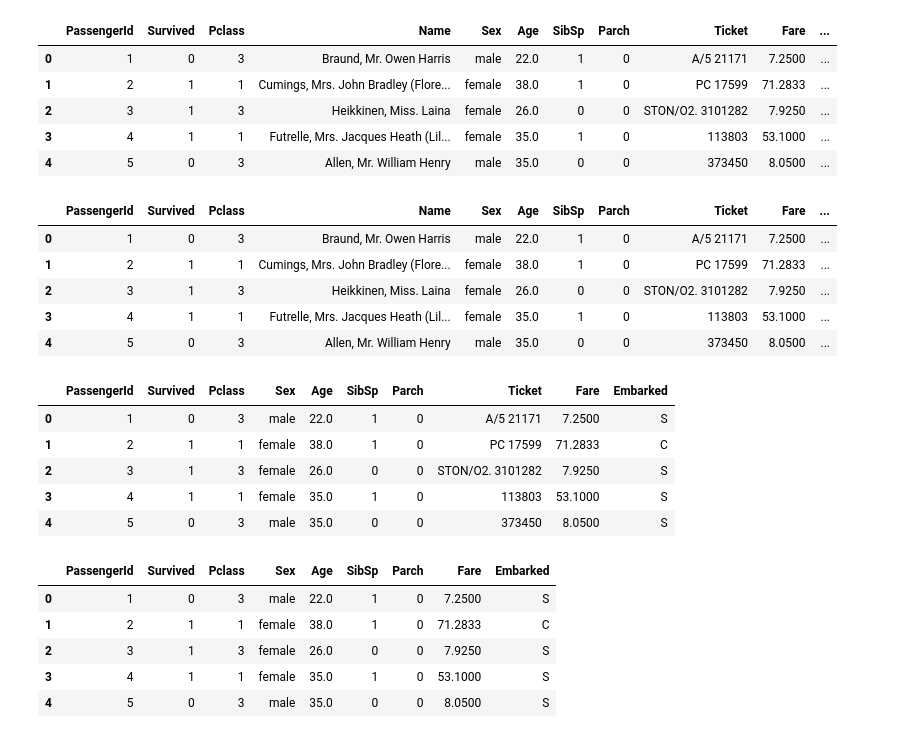
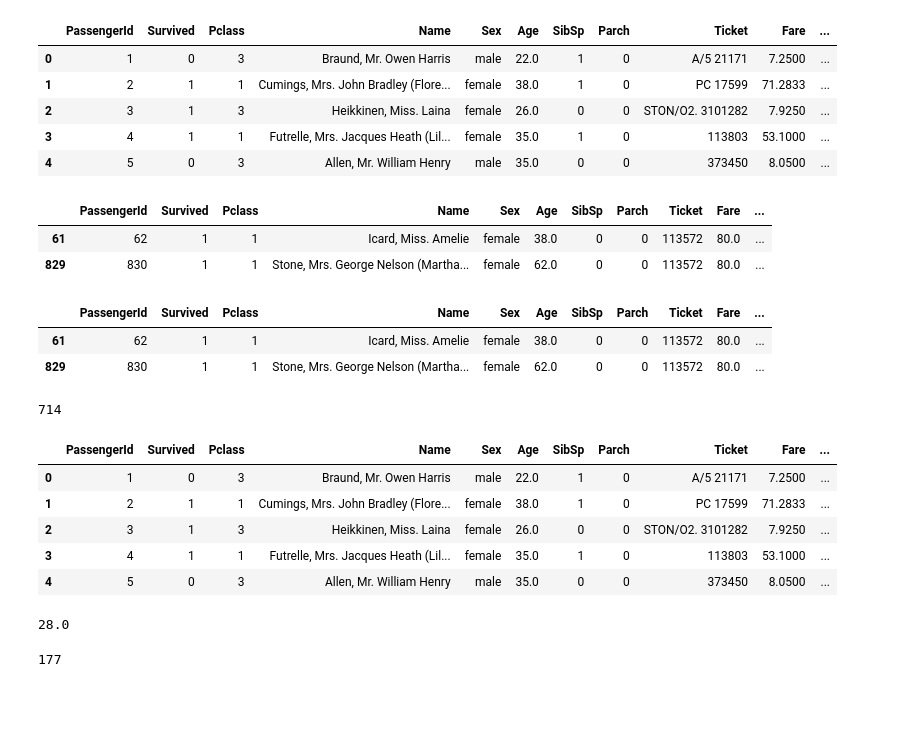
Before and after one commit to longyg/ml-project, a Jupyter notebook: titanic/tf2-titanic.ipynb, the cells around one changed output. Cells and saved outputs as stored; diff of their text form; code cells hidden in the pictures; blank space fills up the shorter version.

```diff
--- a/titanic/tf2-titanic.ipynb
+++ b/titanic/tf2-titanic.ipynb
@@ -107,33 +27,41 @@ data.head()
 | 2 | 3 | 1 | 3 | Heikkinen, Miss. Laina | female | 26.0 | 0 | 0 | STON/O2. 3101282 | 7.9250 | ... |
 | 3 | 4 | 1 | 1 | Futrelle, Mrs. Jacques Heath (Lil... | female | 35.0 | 1 | 0 | 113803 | 53.1000 | ... |
 | 4 | 5 | 0 | 3 | Allen, Mr. William Henry | male | 35.0 | 0 | 0 | 373450 | 8.0500 | ... |
+# %%
+tmp = data[data['Embarked'].isnull()]
+tmp
+# %% [output]
+|  | PassengerId | Survived | Pclass | Name | Sex | Age | SibSp | Parch | Ticket | Fare | ... |
+| 61 | 62 | 1 | 1 | Icard, Miss. Amelie | female | 38.0 | 0 | 0 | 113572 | 80.0 | ... |
+| 829 | 830 | 1 | 1 | Stone, Mrs. George Nelson (Martha... | female | 62.0 | 0 | 0 | 113572 | 80.0 | ... |
+# %%
+data['Embarked']=data['Embarked'].fillna('C')
+data[data['Fare'] == 80]
+# %% [output]
+|  | PassengerId | Survived | Pclass | Name | Sex | Age | SibSp | Parch | Ticket | Fare | ... |
+| 61 | 62 | 1 | 1 | Icard, Miss. Amelie | female | 38.0 | 0 | 0 | 113572 | 80.0 | ... |
+| 829 | 830 | 1 | 1 | Stone, Mrs. George Nelson (Martha... | female | 62.0 | 0 | 0 | 113572 | 80.0 | ... |
 # %%
 data = data.dropna()
-data.head()
+len(data)
 # %% [output]
-|  | PassengerId | Survived | Pclass | Name | Sex | Age | SibSp | Parch | Ticket | Fare | ... |
-| 0 | 1 | 0 | 3 | Braund, Mr. Owen Harris | male | 22.0 | 1 | 0 | A/5 21171 | 7.2500 | ... |
-| 1 | 2 | 1 | 1 | Cumings, Mrs. John Bradley (Flore... | female | 38.0 | 1 | 0 | PC 17599 | 71.2833 | ... |
-| 2 | 3 | 1 | 3 | Heikkinen, Miss. Laina | female | 26.0 | 0 | 0 | STON/O2. 3101282 | 7.9250 | ... |
-| 3 | 4 | 1 | 1 | Futrelle, Mrs. Jacques Heath (Lil... | female | 35.0 | 1 | 0 | 113803 | 53.1000 | ... |
-| 4 | 5 | 0 | 3 | Allen, Mr. William Henry | male | 35.0 | 0 | 0 | 373450 | 8.0500 | ... |
+714
 # %%
-data.pop('Name')
+data['family'] = data['SibSp'] + data['Parch']
 data.head()
 # %% [output]
-|  | PassengerId | Survived | Pclass | Sex | Age | SibSp | Parch | Ticket | Fare | Embarked |
-| 0 | 1 | 0 | 3 | male | 22.0 | 1 | 0 | A/5 21171 | 7.2500 | S |
-| 1 | 2 | 1 | 1 | female | 38.0 | 1 | 0 | PC 17599 | 71.2833 | C |
-| 2 | 3 | 1 | 3 | female | 26.0 | 0 | 0 | STON/O2. 3101282 | 7.9250 | S |
-| 3 | 4 | 1 | 1 | female | 35.0 | 1 | 0 | 113803 | 53.1000 | S |
-| 4 | 5 | 0 | 3 | male | 35.0 | 0 | 0 | 373450 | 8.0500 | S |
+|  | PassengerId | Survived | Pclass | Name | Sex | Age | SibSp | Parch | Ticket | Fare | ... |
+| 0 | 1 | 0 | 3 | Braund, Mr. Owen Harris | male | 22.0 | 1 | 0 | A/5 21171 | 7.2500 | ... |
+| 1 | 2 | 1 | 1 | Cumings, Mrs. John Bradley (Flore... | female | 38.0 | 1 | 0 | PC 17599 | 71.2833 | ... |
+| 2 | 3 | 1 | 3 | Heikkinen, Miss. Laina | female | 26.0 | 0 | 0 | STON/O2. 3101282 | 7.9250 | ... |
+| 3 | 4 | 1 | 1 | Futrelle, Mrs. Jacques Heath (Lil... | female | 35.0 | 1 | 0 | 113803 | 53.1000 | ... |
+| 4 | 5 | 0 | 3 | Allen, Mr. William Henry | male | 35.0 | 0 | 0 | 373450 | 8.0500 | ... |
-# %%
-data.pop('Ticket')
-data.head()
-# %% [output]
-|  | PassengerId | Survived | Pclass | Sex | Age | SibSp | Parch | Fare | Embarked |
-| 0 | 1 | 0 | 3 | male | 22.0 | 1 | 0 | 7.2500 | S |
-| 1 | 2 | 1 | 1 | female | 38.0 | 1 | 0 | 71.2833 | C |
-| 2 | 3 | 1 | 3 | female | 26.0 | 0 | 0 | 7.9250 | S |
-| 3 | 4 | 1 | 1 | female | 35.0 | 1 | 0 | 53.1000 | S |
-| 4 | 5 | 0 | 3 | male | 35.0 | 0 | 0 | 8.0500 | S |
+# %%
+mean = data['Age'].median()
+mean
+# %% [output]
+28.0
+# %%
+data['Age'].isnull().sum()
+# %% [output]
+177
```
Also changed, not shown: parts of 16 cells of this notebook.
